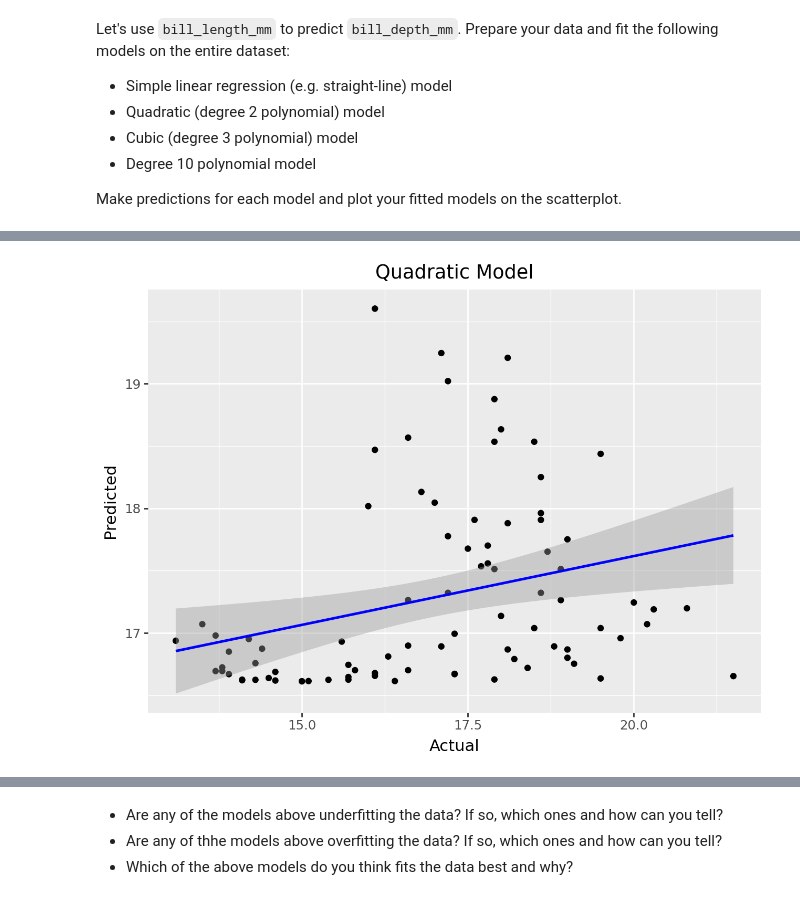
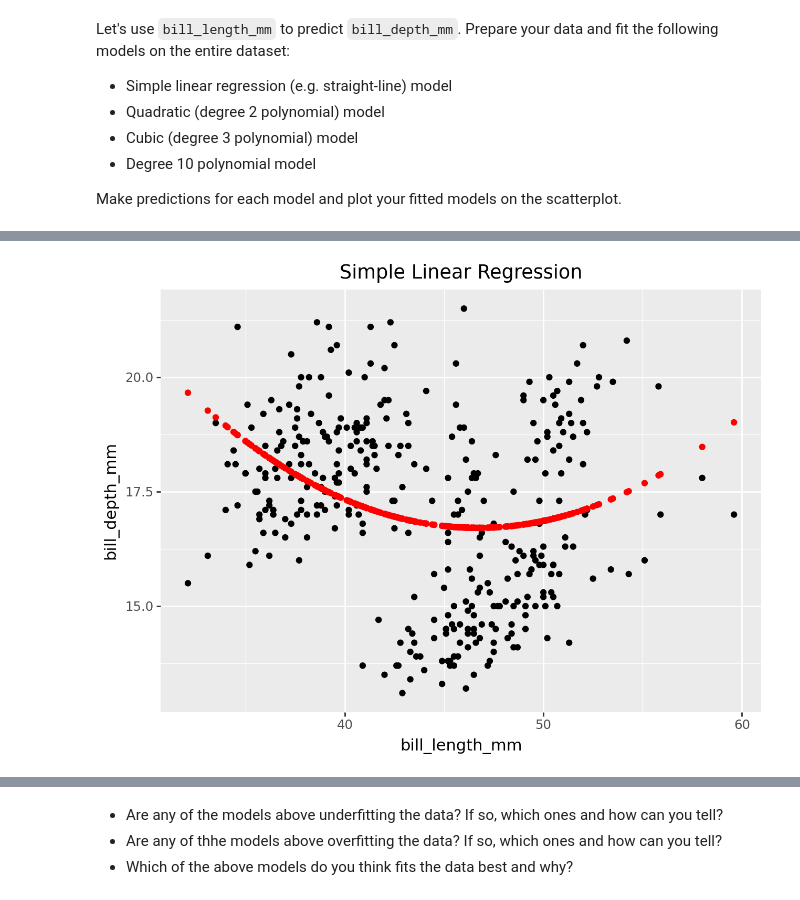
Before and after one commit to r-morag/Practice-Assignments, a Jupyter notebook: Practice_Activity_Polynomial_Regression.ipynb, the cells around one changed output, grey strips where cells are left out. Drawn from its saved outputs; the diff is of its cells as text; code cells hidden in the pictures.

```diff
--- a/Practice_Activity_Polynomial_Regression.ipynb
+++ b/Practice_Activity_Polynomial_Regression.ipynb
@@ -71,37 +75,39 @@ from plotnine import aes, geom_point, ggplot, labs, geom_smooth
 from sklearn.linear_model import LinearRegression
 from sklearn.model_selection import train_test_split
 
 df_penguins["bill_length_mm_2"] = df_penguins[["bill_length_mm"]] ** 2
 df_penguins["bill_length_mm_3"] = df_penguins[["bill_length_mm"]] ** 3
 df_penguins["bill_length_mm_4"] = df_penguins[["bill_length_mm"]] ** 4
 df_penguins["bill_length_mm_5"] = df_penguins[["bill_length_mm"]] ** 5
 df_penguins["bill_length_mm_6"] = df_penguins[["bill_length_mm"]] ** 6
 df_penguins["bill_length_mm_7"] = df_penguins[["bill_length_mm"]] ** 7
 df_penguins["bill_length_mm_8"] = df_penguins[["bill_length_mm"]] ** 8
 df_penguins["bill_length_mm_9"] = df_penguins[["bill_length_mm"]] ** 9
 
 y = df_penguins["bill_depth_mm"]
 X = df_penguins[["bill_length_mm", "bill_length_mm_2"]]
 
 X_train, X_test, y_train, y_test = train_test_split(X, y, test_size=0.25)
 
 lr = LinearRegression()
 lr_fit = lr.fit(X_train, y_train)
 
 y_pred_quad = lr_fit.predict(X_test)
 y_quad_train = lr_fit.predict(X_train)
 
 df_quad = pd.DataFrame({"Actual": y_test,
               "Predicted": y_pred_quad})
 
+preds=lr_fit.predict(X)
+
 from plotnine import aes, geom_point, ggplot, labs, geom_smooth
 
-(ggplot(df_quad, aes(x="Actual", y="Predicted"))
+(ggplot(df_penguins, aes(x="bill_length_mm", y="bill_depth_mm"))
 + geom_point()
-+ labs(title="Quadratic Model")
-+ geom_smooth(method='lm', color='blue'))
++ labs(title="Quadratics Linear Regression")
++ geom_point(aes(y=preds), color="red"))
 # %% [output]
-[figure, old version]
+[figure, new version]
 # %%
 from sklearn.linear_model import LinearRegression
 from sklearn.model_selection import train_test_split
```
Also changed, not shown: parts of 6 cells of this notebook, 2 other files.
